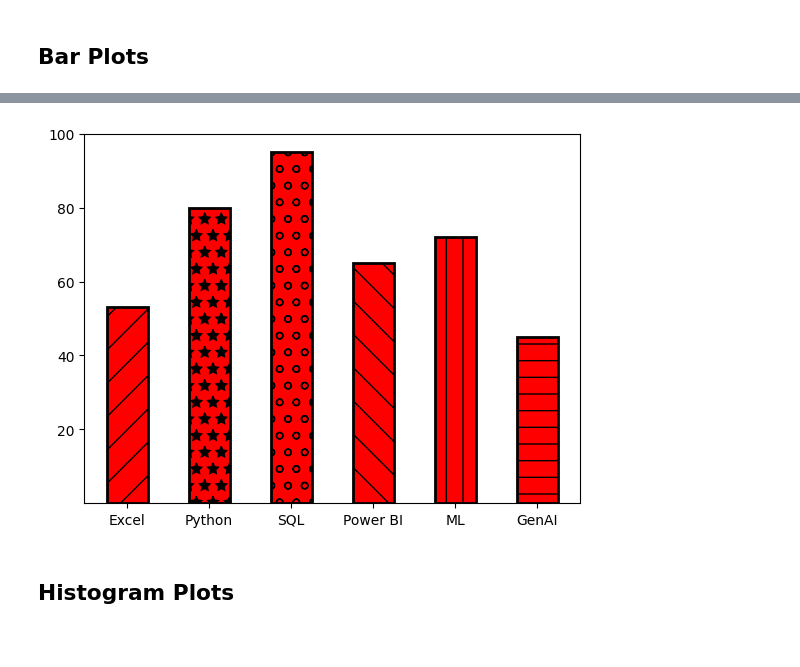
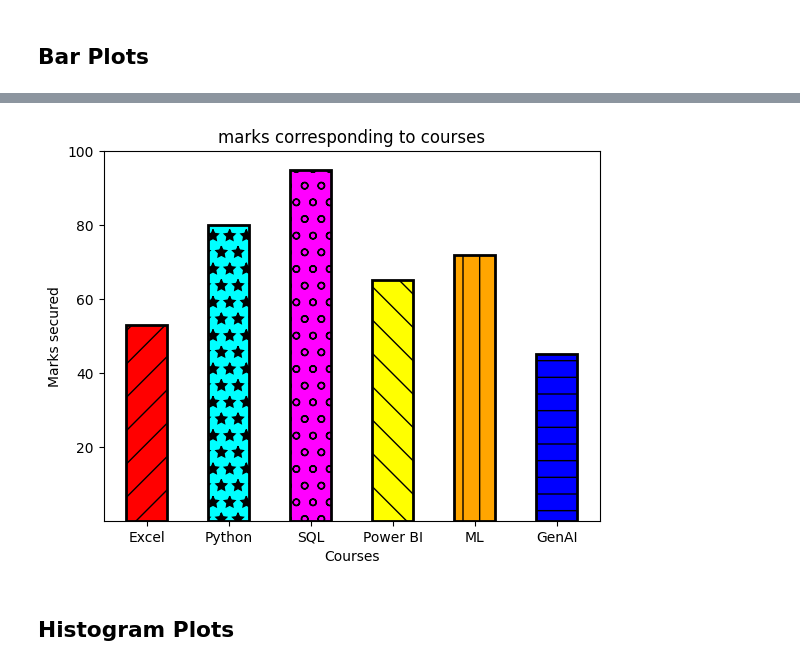
Before and after one commit to ananya-codes-data/Learning-Python, a Jupyter notebook: matplotlib.ipynb, the cells around one changed output, grey strips where cells are left out. Saved outputs shown, nothing was run; the diff lists cells and outputs as text; code cells hidden in the pictures; blank space fills up the shorter version.

```diff
--- a/matplotlib.ipynb
+++ b/matplotlib.ipynb
@@ -246,17 +254,24 @@ plt.show()
 # %%
 courses = ['Excel', 'Python', 'SQL', 'Power BI', 'ML', 'GenAI']
 marks = [53, 80, 95, 65, 72, 45]
 hatches = ['/', '*', 'o', '\\', '|', '-']
+bar_colors = ['red', 'cyan', 'magenta', 'yellow', 'orange', 'blue']
 
-bars = plt.bar(courses, marks, width = 0.5, align = 'center', color = 'red', edgecolor = 'black', linewidth = 2, hatch='*')
+bars = plt.bar(courses, marks, width = 0.5, align = 'center', linewidth = 2)
 
 plt.yticks([20, 40, 60, 80, 100])
 
-for bar, hatch in zip(bars, hatches):
+for bar, hatch, color in zip(bars, hatches, bar_colors):
     bar.set_hatch(hatch)
+    bar.set_color(color)
+    bar.set_edgecolor('black')
+
+plt.title("marks corresponding to courses")
+plt.xlabel("Courses")
+plt.ylabel("Marks secured")
 
 plt.show()
 # %% [output]
-[figure, old version]
+[figure, new version]
 # %% [markdown]
 ## Histogram Plots
```
Also changed, not shown: parts of 7 cells of this notebook.
